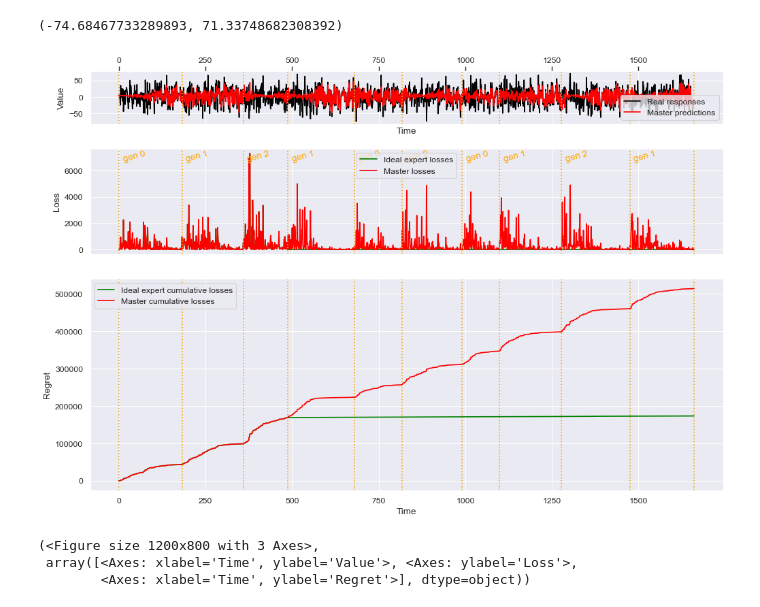
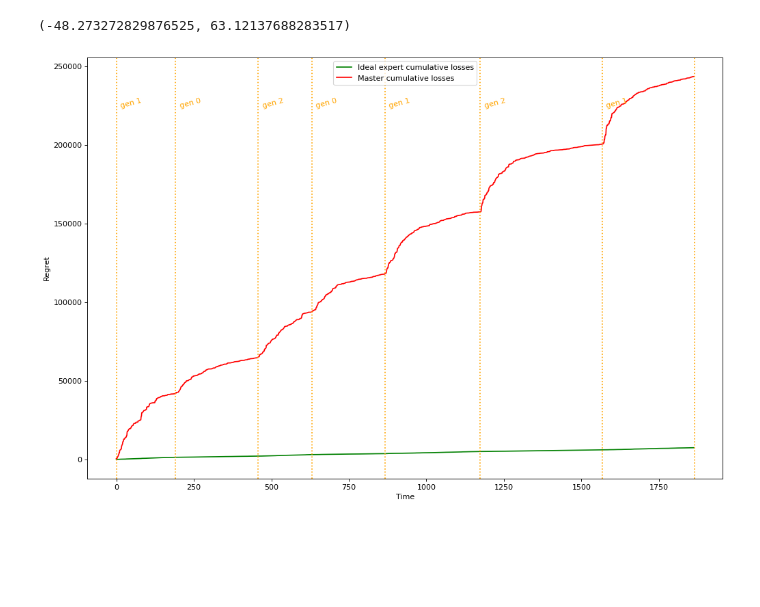
Before and after one commit to intsystems/2024-Project-125, a Jupyter notebook: code/show.ipynb, the cells around one changed output. Saved outputs shown, nothing was run; the diff lists cells and outputs as text; code cells hidden in the pictures; blank space fills up the shorter version.

```diff
--- a/code/show.ipynb
+++ b/code/show.ipynb
@@ -2,25 +2,22 @@
 import numpy as np
 from statsmodels.tsa.arima.model import ARIMA
 import matplotlib.pyplot as plt
-import seaborn as sns
+# import seaborn as sns
 import warnings
 # warnings.filterwarnings('ignore')
 plt.rcParams['figure.dpi'] = 80
 # plt.rcParams['axes.grid'] = True
-sns.set()
+# sns.set()
 # %%
 from synthesizer import Synthesizer
 from generator import Generator
 from algorithm import Algorithm
 # %%
-# Сигнал - случайный вектор из нормального распределения. Отклик - скалярное произведение сигнала на вектор весов плюс нормальный шум из N(0,1)
 series_type = "default"
 
-# Сигнал равен номеру итерации. Параметры для генератора включают: ar1, ma1, ma2 - коэффициенты для ARIMA(1, 0, 2);
-# series_type = "arima"
-
 # Cоздание синтезатора, cпособного создавать workers_num наборов параметров, для каждого из которых генерировать временные ряды.
-synt = Synthesizer(series_type, dim=20, low=-10, high=10,
+# Сигнал - случайный вектор из нормального распределения. Отклик - скалярное произведение сигнала на вектор весов плюс нормальный шум из N(0,1)
+synt = Synthesizer(series_type, dim=10, low=-10, high=10,
                    noise_var=1, workers_num=3, random_seed=177)
 
 # Создание генератора данных, склеивающего разнородные временные ряды в один
@@ -29,7 +26,7 @@ gen = Generator(series_type, synt)
 
 # Получение итогового временного ряда путем получения от синтезатора pieces_num временных рядов
 # произвольного размера из [lower_bound, upper_bound) и их последующей склейки
-gen.generate(pieces_num=10, lower_bound=100, upper_bound=200, alternating=True)
+gen.generate(pieces_num=10, lower_bound=100, upper_bound=400, alternating=True)
 # %%
 # gen.show_time_series()
 # %%
@@ -37,20 +34,19 @@ gen.generate(pieces_num=10, lower_bound=100, upper_bound=200, alternating=True)
 # %%
 gen.launch()
 
-# Cоздание объекта GMMP алгоритма, работающего total_time итераций, добавляющего экспертов с периодичностью period
+# Cоздание объекта GMMP алгоритма, работающего total_time итераций
 # Каждый эксперт представляет из себя LinReg модель, которая при инициализации тренируется на последних train_window точках
-algo = Algorithm(series_type, gen, total_time=gen.total_time, train_window=20, a=gen.responses.min(), b=gen.responses.max())
+algo = Algorithm(series_type, gen, train_window=8, init_pretrained=False)
 
 # Запуск алгоритма
 algo.run()
 # %%
 algo.a, algo.b
 # %% [output]
-(-74.68467733289893, 71.33748682308392)
+(-48.273272829876525, 63.12137688283517)
 # %%
-algo.draw_all(show=["master", "ideal"], show_experts=[])
+fig, axes = algo.draw_all(show=["master", "ideal"], show_experts=[], show_from_start=False,
+                          show_axes=["regret"], height_ratios=[1], fig_size=(15, 10))
+# fig.savefig("fig.png")
 # %% [output]
-[figure, old version]
+[figure, new version]
-(<Figure size 1200x800 with 3 Axes>,
- array([<Axes: xlabel='Time', ylabel='Value'>, <Axes: ylabel='Loss'>,
-        <Axes: xlabel='Time', ylabel='Regret'>], dtype=object))
```
Also changed, not shown: parts of 2 cells of this notebook, 3 other files.
